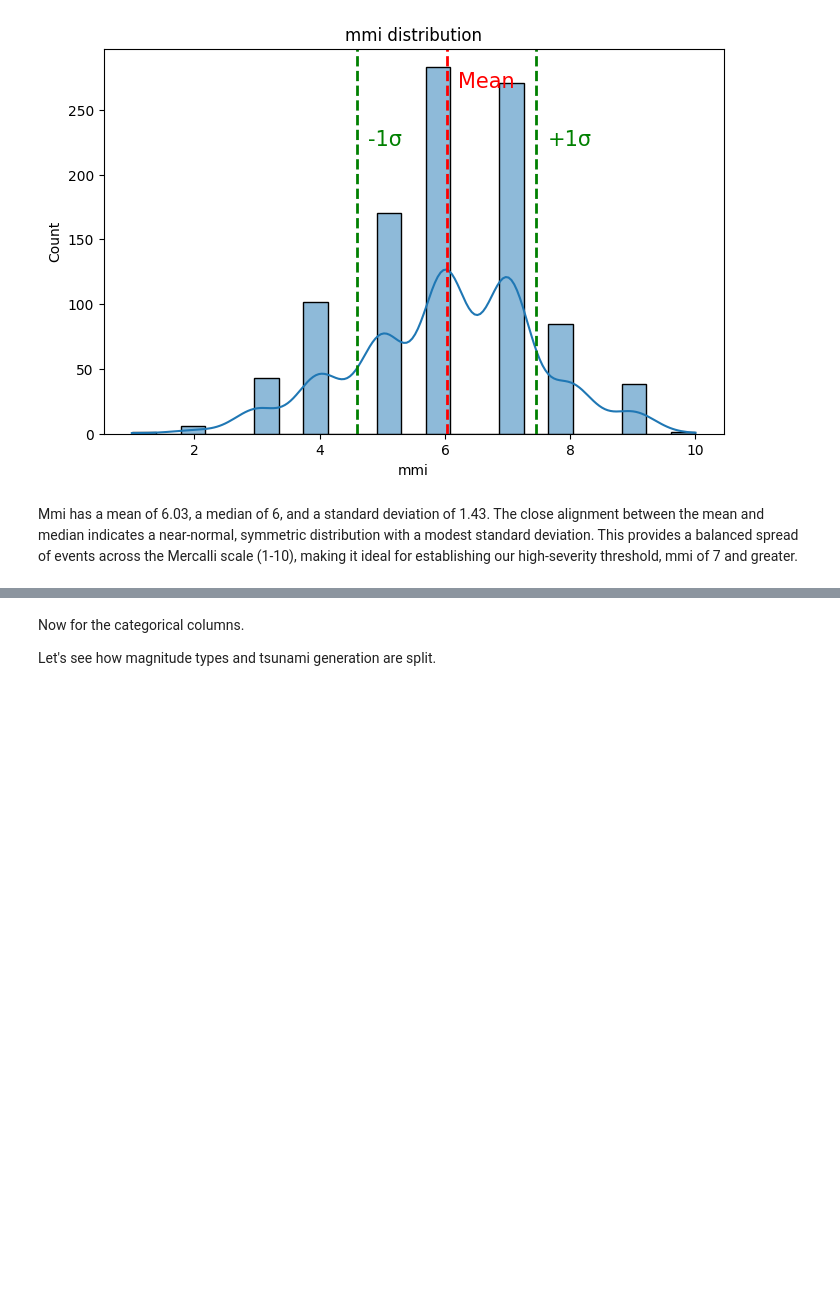
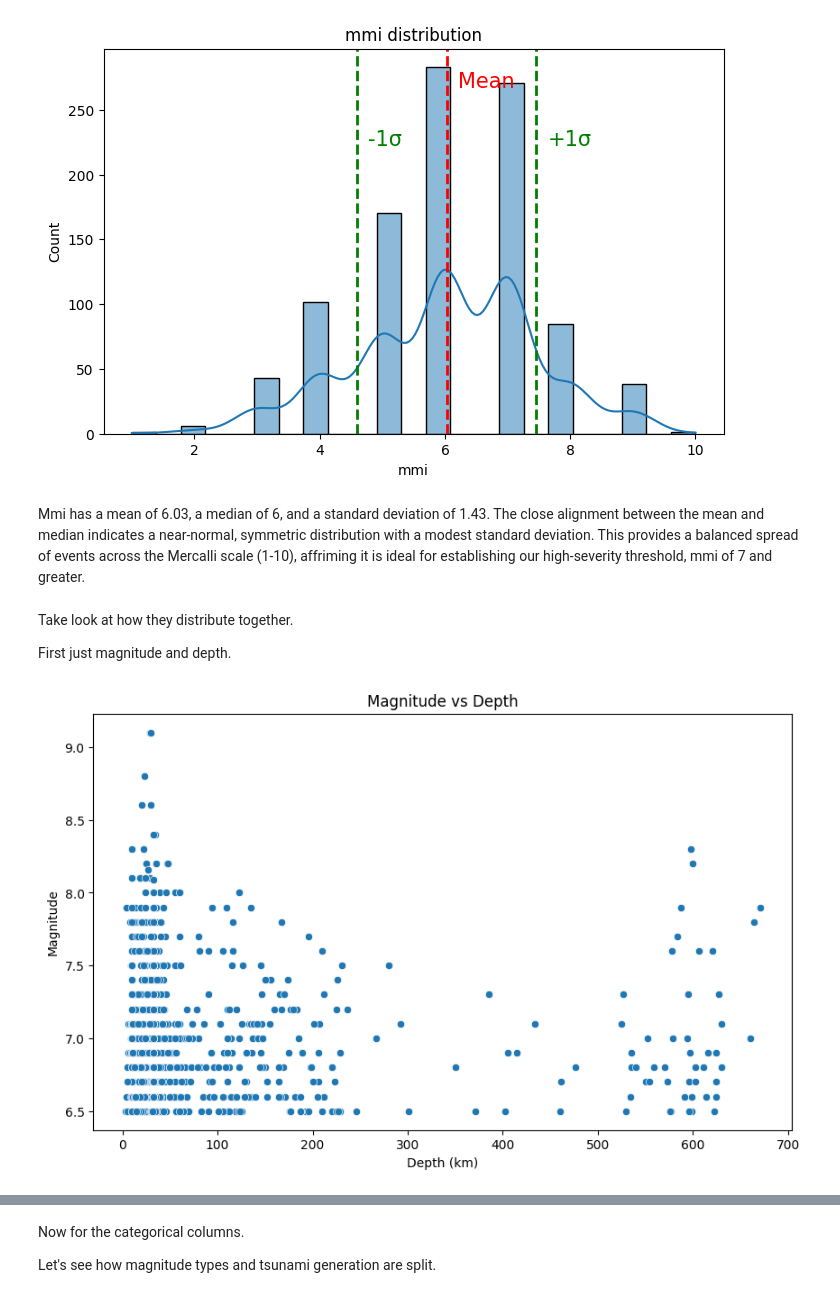
Before and after one commit to 13NateMate37/NHastings_Earthquake_Analysis_CI_Capstone_2, a Jupyter notebook: jupyter_notebooks/2_EDA.ipynb, the cells around one changed output, grey strips where cells are left out. Drawn from its saved outputs; the diff is of its cells as text; code cells hidden in the pictures; blank space fills up the shorter version.

```diff
--- a/jupyter_notebooks/2_EDA.ipynb
+++ b/jupyter_notebooks/2_EDA.ipynb
@@ -182,4 +178,21 @@ plt.show()
 # %% [output]
 [figure]
 # %% [markdown]
-Mmi has a mean of 6.03, a median of 6, and a standard deviation of 1.43. The close alignment between the mean and median indicates a near-normal, symmetric distribution with a modest standard deviation. This provides a balanced spread of events across the Mercalli scale (1-10), making it ideal for establishing our high-severity threshold, mmi of 7 and greater.
+Mmi has a mean of 6.03, a median of 6, and a standard deviation of 1.43. The close alignment between the mean and median indicates a near-normal, symmetric distribution with a modest standard deviation. This provides a balanced spread of events across the Mercalli scale (1-10), affriming it is ideal for establishing our high-severity threshold, mmi of 7 and greater.
+# %% [markdown]
+Take look at how they distribute together.
+
+First just magnitude and depth.
+# %%
+plt.figure(figsize=(10, 6))
+sns.scatterplot(
+    data=df_clean,
+    x="depth",
+    y="magnitude",
+)
+plt.title("Magnitude vs Depth")
+plt.xlabel("Depth (km)")
+plt.ylabel("Magnitude")
+plt.show()
+# %% [output]
+[figure, added]
```
Also changed, not shown: parts of 9 cells of this notebook, 3 other files.
